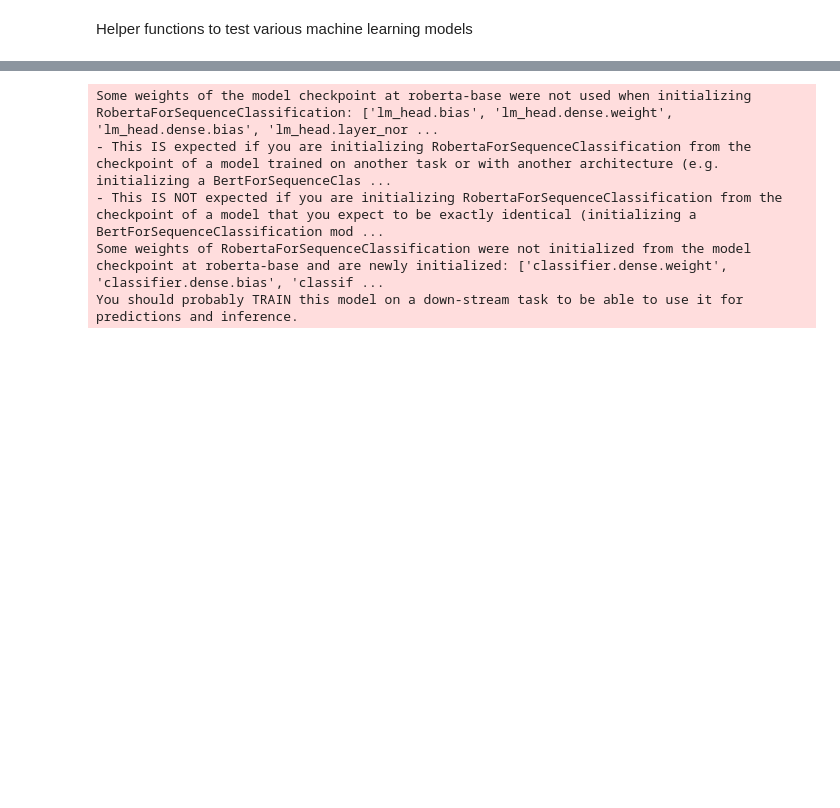
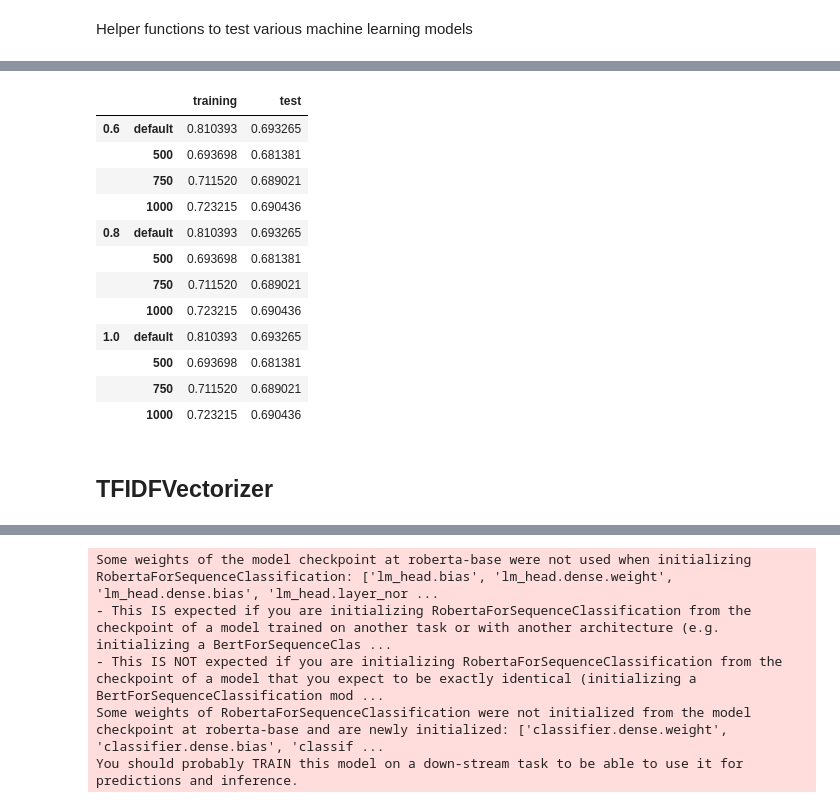
Before and after one commit to bryankj97/BT4222-AppleProductSalesForecasting, a Jupyter notebook: sentiment_scoring.ipynb, the cells around one changed output, grey strips where cells are left out. Drawn from its saved outputs; the diff is of its cells as text; code cells hidden in the pictures; blank space fills up the shorter version.

```diff
--- a/sentiment_scoring.ipynb
+++ b/sentiment_scoring.ipynb
@@ -361,0 +266,18 @@ tweets.to_csv('gdrive/My Drive/BT4222/data/tweets_tfidf.csv', index=False)
+# %%
+lr_results
+# %% [output]
+|  |  | training | test |
+| 0.6 | default | 0.810393 | 0.693265 |
+|  | 500 | 0.693698 | 0.681381 |
+|  | 750 | 0.711520 | 0.689021 |
+|  | 1000 | 0.723215 | 0.690436 |
+| 0.8 | default | 0.810393 | 0.693265 |
+|  | 500 | 0.693698 | 0.681381 |
+|  | 750 | 0.711520 | 0.689021 |
+|  | 1000 | 0.723215 | 0.690436 |
+| 1.0 | default | 0.810393 | 0.693265 |
+|  | 500 | 0.693698 | 0.681381 |
+|  | 750 | 0.711520 | 0.689021 |
+|  | 1000 | 0.723215 | 0.690436 |
+# %% [markdown]
+## TFIDFVectorizer
```
Also changed, not shown: parts of 91 cells of this notebook, 1 other file.
